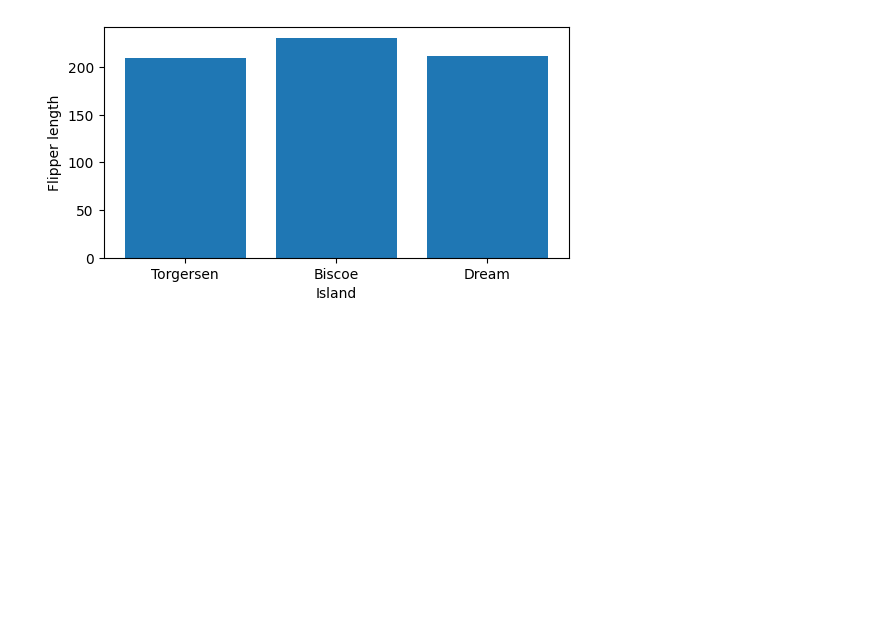
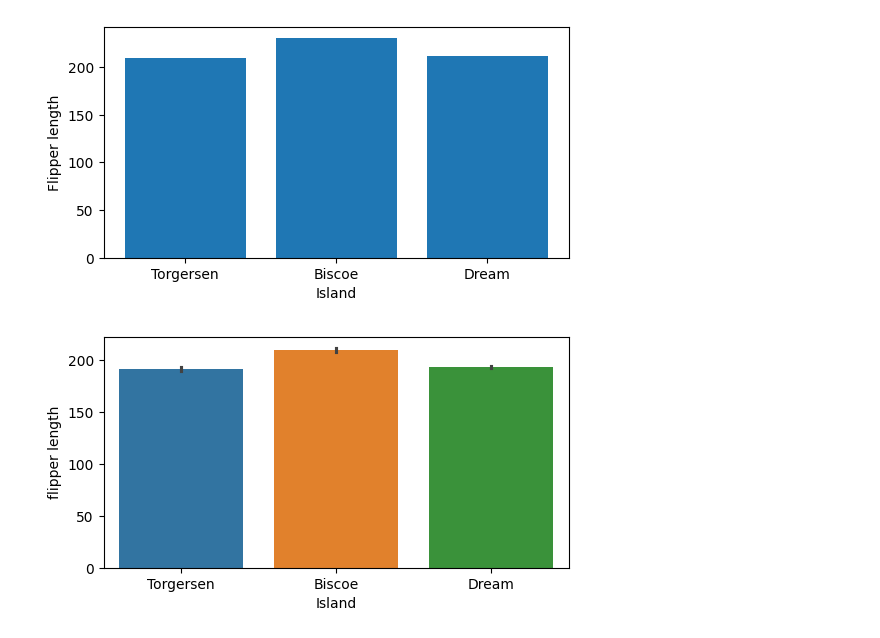
Before and after one commit to Dashrath7489/python, a Jupyter notebook: Matplotlib/Matplotlib.ipynb, the cells around one changed output. Saved outputs shown, nothing was run; the diff lists cells and outputs as text; code cells hidden in the pictures; blank space fills up the shorter version.

```diff
--- a/Matplotlib/Matplotlib.ipynb
+++ b/Matplotlib/Matplotlib.ipynb
@@ -65,0 +68,10 @@ plt.show()
+# %%
+plt.figure(figsize= (6,3))
+sns.barplot(x = df["island"] ,
+            y =df["flipper_length_mm"] ,
+            hue = df["island"])
+plt.xlabel("Island")
+plt.ylabel("flipper length")
+plt.show()
+# %% [output]
+[figure, added]
```
Also changed, not shown: parts of 12 cells of this notebook.
